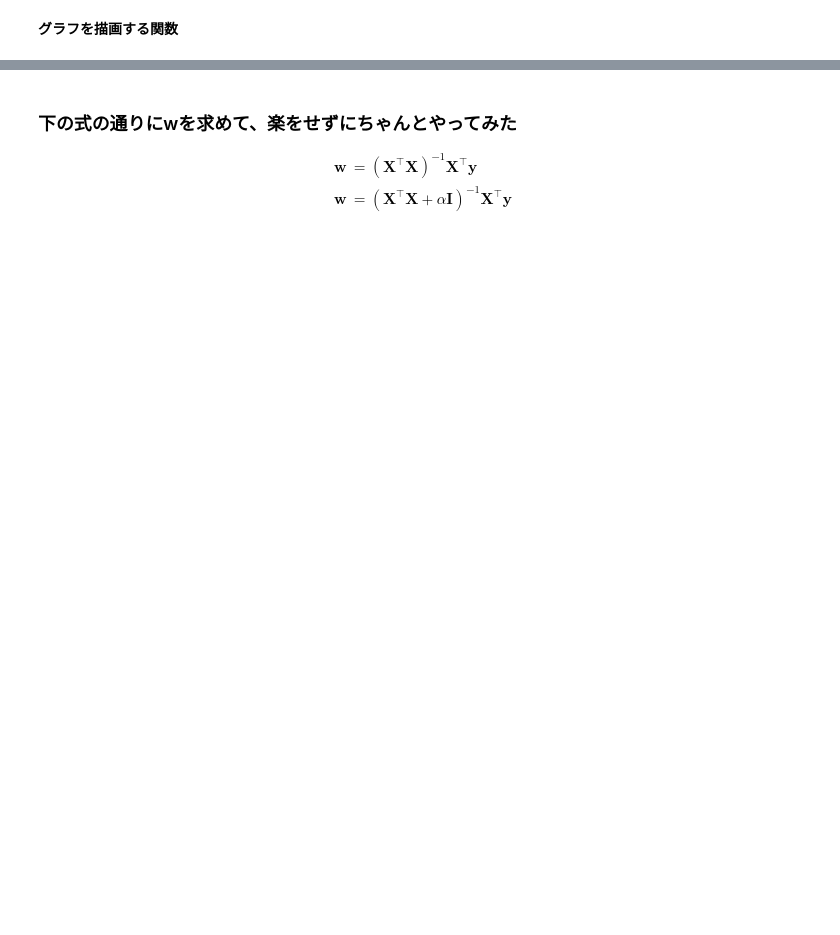
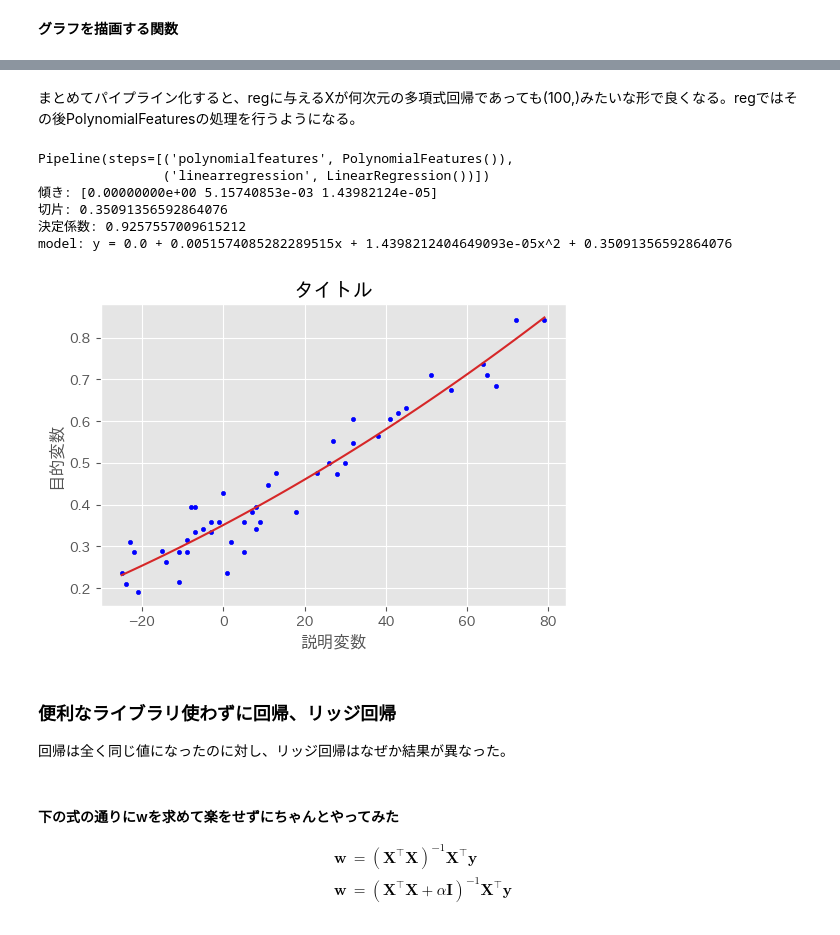
Before and after one commit to yakicity/FIFA22, a Jupyter notebook: analysis/teamHistory.ipynb, the cells around one changed output, grey strips where cells are left out. Saved outputs shown, nothing was run; the diff lists cells and outputs as text; code cells hidden in the pictures; blank space fills up the shorter version.

```diff
--- a/analysis/teamHistory.ipynb
+++ b/analysis/teamHistory.ipynb
@@ -117,5 +164,34 @@ Pipeline(steps=[('polynomialfeatures', PolynomialFeatures()),
+# %% [markdown]
+まとめてパイプライン化すると、regに与えるXが何次元の多項式回帰であっても(100,)みたいな形で良くなる。regではその後PolynomialFeaturesの処理を行うようになる。
+# %%
+reg = make_pipeline(PolynomialFeatures(2), LinearRegression())
+print(reg.fit(X.reshape(-1, 1), Y)) #=>Pipeline(steps=[('polynomialfeatures', PolynomialFeatures()),('linearregression', LinearRegression())])
+print(f'傾き: {reg[1].coef_}') #=>array([ 0.        ,  0.22739303, -0.00557272])
+print(f'切片: {reg[1].intercept_}') #=>-0.6178680668231764
+print(f'決定係数: {reg.score(X.reshape(-1, 1), Y)}') #=>0.04476430662095232
+x = np.linspace(min(X), max(X), 100)
+y_hat = reg.predict(x.reshape(-1, 1))
+show_graph(X, Y, x, y_hat)
+
+b0 = reg[1].coef_[0]
+b1 = reg[1].coef_[1]
+b2 = reg[1].coef_[2]
+intercept = reg[1].intercept_
+print(f'model: y = {b0} + {b1}x + {b2}x^2 + {intercept}')
+# %% [output]
+Pipeline(steps=[('polynomialfeatures', PolynomialFeatures()),
+                ('linearregression', LinearRegression())])
+傾き: [0.00000000e+00 5.15740853e-03 1.43982124e-05]
+切片: 0.35091356592864076
+決定係数: 0.9257557009615212
+model: y = 0.0 + 0.0051574085282289515x + 1.4398212404649093e-05x^2 + 0.35091356592864076
+[figure, added]
+# %% [markdown]
+### 便利なライブラリ使わずに回帰、リッジ回帰
+
+回帰は全く同じ値になったのに対し、リッジ回帰はなぜか結果が異なった。
 # %% [markdown]
-### 下の式の通りにwを求めて、楽をせずにちゃんとやってみた
+#### 下の式の通りにwを求めて楽をせずにちゃんとやってみた
 \begin{align}
 \pmb{w} &= (\pmb{X}^\top \pmb{X})^{-1}\pmb{X}^\top \pmb{y}\\
 \pmb{w} &= (\pmb{X}^\top \pmb{X} + \alpha \pmb{I})^{-1}\pmb{X}^\top \pmb{y}
```
Also changed, not shown: parts of 26 cells of this notebook, 1 other file.
